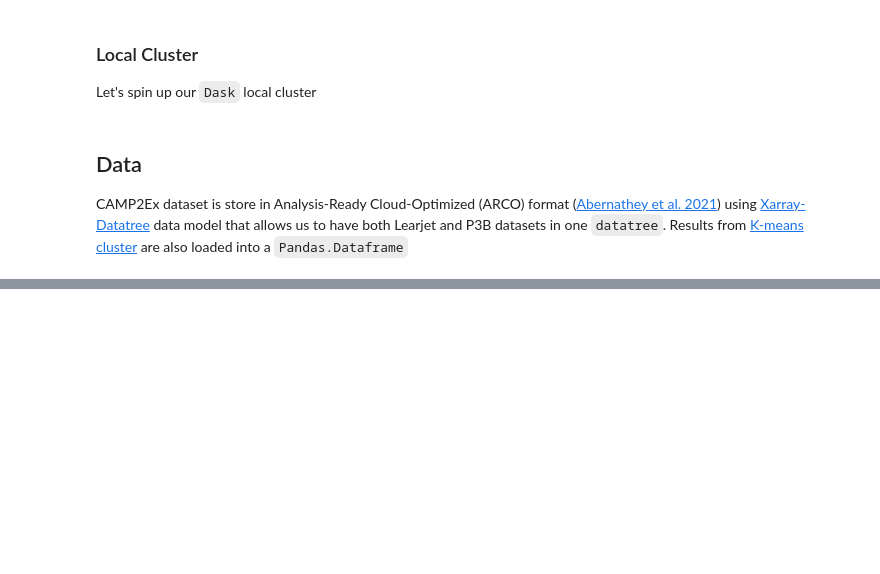
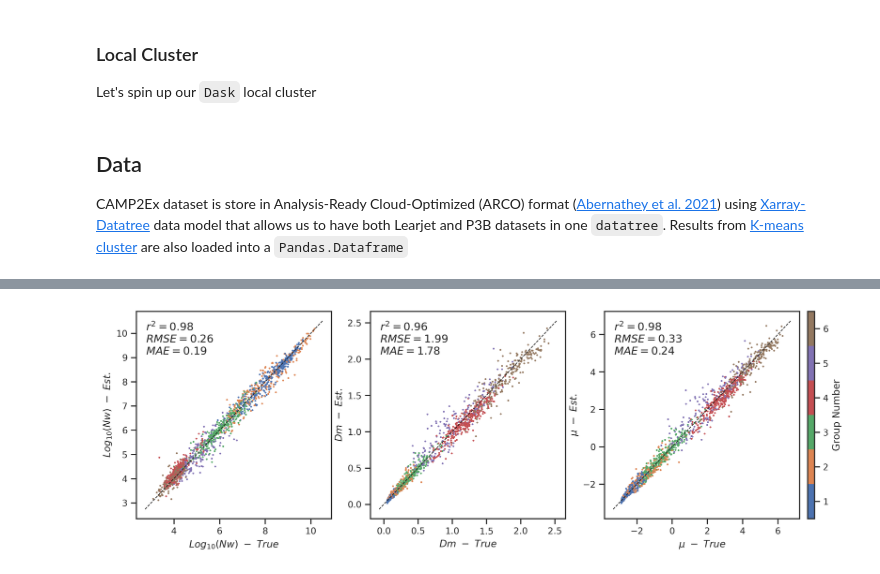
Before and after one commit to aladinor/Ladino_et_al_2025_DNN_PSD_retrieval, a Jupyter notebook: notebooks/2.PSD_DNN_Training.ipynb, the cells around one changed output, grey strips where cells are left out. Saved outputs shown, nothing was run; the diff lists cells and outputs as text; code cells hidden in the pictures; blank space fills up the shorter version.

```diff
--- a/notebooks/2.PSD_DNN_Training.ipynb
+++ b/notebooks/2.PSD_DNN_Training.ipynb
@@ -47,7 +52,7 @@ df = pd.read_parquet(path_kmeans)
 
 <img src="../images/DNN.svg" width=500 alt="DNN"></img>
 # %%
-X = df[['dbz_t_ku', 'dfr', 'temp', 'Att_ka', 'log10_nw', 'dm', 'new_mu']]
+X = df[['dbz_t_ku', 'dfr', 'temp', 'Att_ka', 'log10_nw', 'dm', 'mu_unc']]
 Y = df[['dm_class', 'r', 'kmeans', 'time']]
 # %%
 scaler_x = StandardScaler()
@@ -57,23 +67,20 @@ Y_scaled = scaler_y.fit_transform(X[['log10_nw', 'dm', 'new_mu']].values)
-# %%
-X_train, X_test, y_train, y_test = train_test_split(X_scaled, Y.values, test_size=0.25, random_state=40, stratify=df.kmeans_6)
-X_train.shape
 # %%
 def build_model():
     model = tf.keras.models.Sequential()
-    model.add(tf.keras.layers.Dense(8, activation="relu",
-                                    input_shape=[X_train.shape[1]-3]))
-    model.add(tf.keras.layers.Dense(8, activation="relu"))
-    model.add(tf.keras.layers.Dense(8, activation="relu"))
-    model.add(tf.keras.layers.Dense(8, activation="relu"))
-    model.add(tf.keras.layers.Dense(8, activation="relu"))
-    model.add(tf.keras.layers.Dense(8, activation="relu"))
-    model.add(tf.keras.layers.Dense(8, activation="relu"))
+    model.add(tf.keras.layers.Dense(16, activation="relu", input_shape=[4]))
+    model.add(tf.keras.layers.Dense(16, activation="relu"))
+    model.add(tf.keras.layers.Dense(16, activation="relu"))
+    model.add(tf.keras.layers.Dense(16, activation="relu"))
+    model.add(tf.keras.layers.Dense(16, activation="relu"))
+    model.add(tf.keras.layers.Dense(16, activation="relu"))
     model.add(tf.keras.layers.Dense(3))
     optimizer = tf.keras.optimizers.Adamax(learning_rate=0.001)
     model.compile(loss="mse",
               optimizer=optimizer,
               metrics=['mae', 'mse'])
     return model
+
+model = build_model()
 
 class PrintDot(keras.callbacks.Callback):
     def on_epoch_end(self, epoch, logs):
@@ -91,7 +97,8 @@ print(f"Testing target statistics: {Counter(y_test[:, 0])}")
 # %%
 EPOCHS = 500
-history = model.fit(X_res[:, :4], X_res[:, 4:],
-                    validation_data=(X_test[:, :4], X_test[:, 4:]),
+history = model.fit(x=X_train[:, :4],
+                    y=X_train[:, 4:],
+                    validation_split=0.1,
                     epochs=EPOCHS,
-                    batch_size=32, verbose=0,
+                    batch_size=128, verbose=0,
                     callbacks=[PrintDot(), early_stop])
@@ -147,9 +164,8 @@ def metrics_pd(x, xpred):
 # %%
 n_c = 6
 # %%
-# 'log10_nw', 'dm', 'mu'
-fig, (ax, ax1, ax2) = plt.subplots(1, 3, figsize=(13, 4))
-ax.scatter(y_test_unscaled[:, 0], yhat[:, 0], s=1, c=y_test[:, -2], cmap=my_cmap6)
+fig, (ax, ax1, ax2) = plt.subplots(1, 3, figsize=(13, 4), dpi=300)
+ax.scatter(y_test_unscaled[:, 0], yhat[:, 0], s=1, c=y_test.kmeans, cmap=my_cmap6)
 ax.set_xlabel(r"$Log_{10}(Nw) \ - \ True $")
 ax.set_ylabel(r"$Log_{10}(Nw) \ - \ Est. $")
 x = np.linspace(*ax.get_xlim())
@@ -162,35 +178,36 @@ textstr = '\n'.join((
     r'$MAE=%.2f$' % (mae, )))
 ax.text(0.05, 0.95, textstr, transform=ax.transAxes, fontsize=12,
         verticalalignment='top')
 
-ax1.scatter(y_test_unscaled[:, 1], yhat[:, 1], s=1, c=y_test[:, -2], cmap=my_cmap6)
+ax1.scatter(y_test_unscaled[:, 1], yhat[:, 1], s=1, c=y_test.kmeans, cmap=my_cmap6)
 ax1.set_xlabel(r"$Dm \ - \ True $")
 ax1.set_ylabel(r"$Dm \ - \ Est. $")
 x = np.linspace(*ax1.get_xlim())
 ax1.plot(x, x, c='k', ls='--', lw=0.8)
 rmse, mae, corr1 = metrics_pd(y_test_unscaled[:, 1], yhat[:, 2])
 textstr = '\n'.join((
     r'$r^2=%.2f$' % (corr1, ),
     r'$RMSE=%.2f$' % (rmse, ),
     r'$MAE=%.2f$' % (mae, )))
 ax1.text(0.05, 0.95, textstr, transform=ax1.transAxes, fontsize=12,
         verticalalignment='top')
 
-sc1 = ax2.scatter(y_test_unscaled[:, 2], yhat[:, 2], s=1, c=y_test[:, -2], cmap=my_cmap6)
+sc1 = ax2.scatter(y_test_unscaled[:, 2], yhat[:, 2], s=1, c=y_test.kmeans, cmap=my_cmap6)
 ax2.set_xlabel(r"$\mu  \ - \ True $")
 ax2.set_ylabel(r"$\mu \ - \ Est. $")
 rmse, mae, corr1 = metrics_pd(y_test_unscaled[:, 2], yhat[:, 2])
 textstr = '\n'.join((
     r'$r^2=%.2f$' % (corr1, ),
     r'$RMSE=%.2f$' % (rmse, ),
     r'$MAE=%.2f$' % (mae, )))
 ax2.text(0.05, 0.95, textstr, transform=ax2.transAxes, fontsize=12,
         verticalalignment='top')
 x = np.linspace(*ax2.get_xlim())
 ax2.plot(x, x, c='k', ls='--', lw=0.8)
 plt.tight_layout()
-
 cbar = fig.colorbar(sc1, ax=[ax, ax1, ax2], aspect=30, pad=0.01, label='Group Number')
-tick_locs = (np.arange(n_c) + 0.5) * (n_c - 1) / n_c + 1
+tick_locs = ((np.arange(n_c) + 0.5) * (n_c - 1) / n_c) +1
 cbar.set_ticks(tick_locs)
-cbar.set_ticklabels(np.arange(1, n_c + 1))
+cbar.set_ticklabels(np.arange(1, n_c+1))
+# %% [output]
+[figure, added]
```
Also changed, not shown: parts of 8 cells of this notebook.
